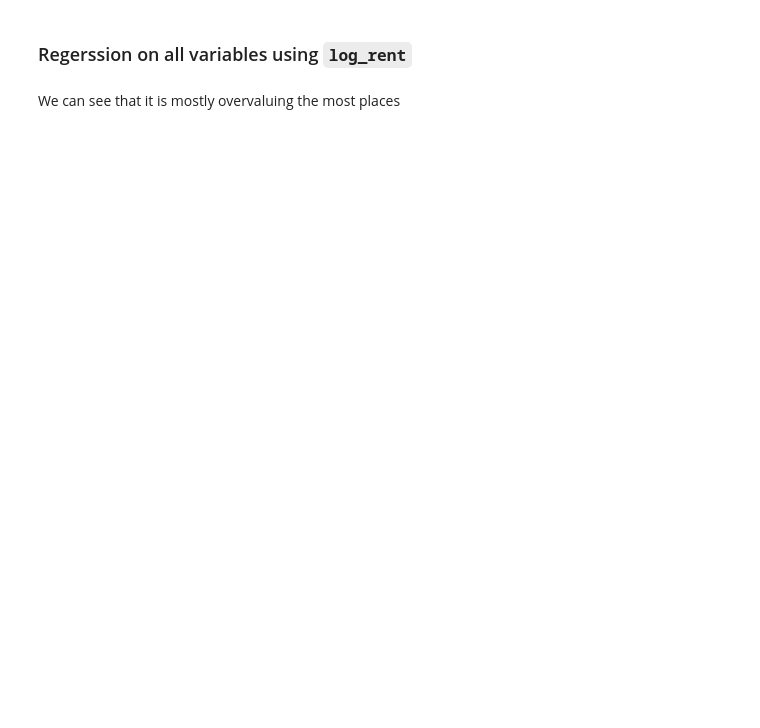
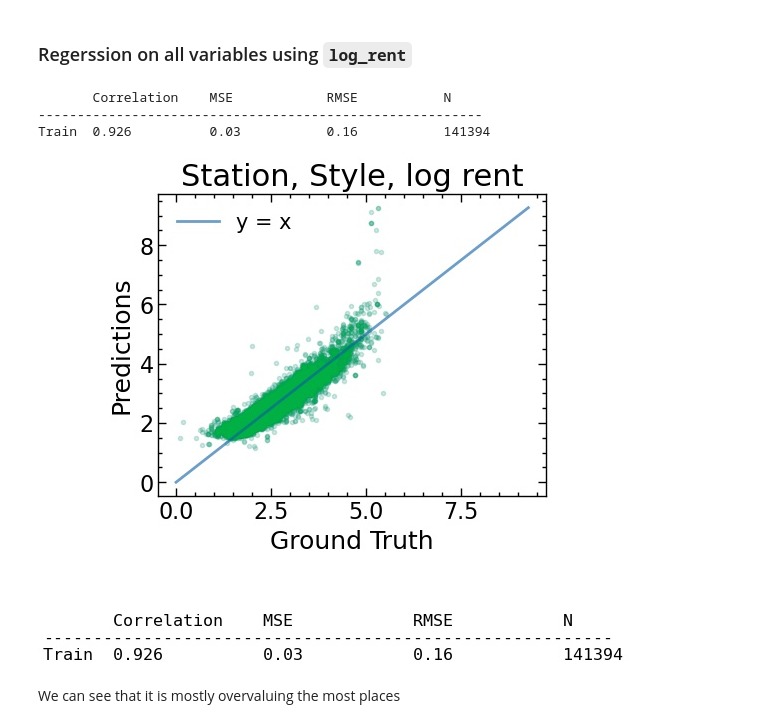
Before and after one commit to jiyans/real_estate_analysis, a Jupyter notebook: analysis/python/eda.ipynb, the cells around one changed output. Drawn from its saved outputs; the diff is of its cells as text; code cells hidden in the pictures; blank space fills up the shorter version.

```diff
--- a/analysis/python/eda.ipynb
+++ b/analysis/python/eda.ipynb
@@ -331,14 +290,19 @@ strong multicollinearity or other numerical problems.
 # %%
 m4,p = linear_model("{} ~ b_no_floors "
                          "+ apt_size"
                         "+ apt_style"
                         "+ apt_admin_price"
                         "+ apt_floor"
                         "+ method * time_to_station"
+                        "+ method * np.sqrt(time_to_station)"
                         "+ station"
                         ,df, "log_apt_rent",
-                    model_name="Style station log_rent")
-m4.summary()
+                    model_name="Station, Style, log rent")
+# %% [output]
+       Correlation    MSE            RMSE           N
+---------------------------------------------------------
+Train  0.926          0.03           0.16           141394
+[figure, added]
 # %% [markdown]
 We can see that it is mostly overvaluing the most places
 # %%
```
Also changed, not shown: parts of 22 cells of this notebook.
